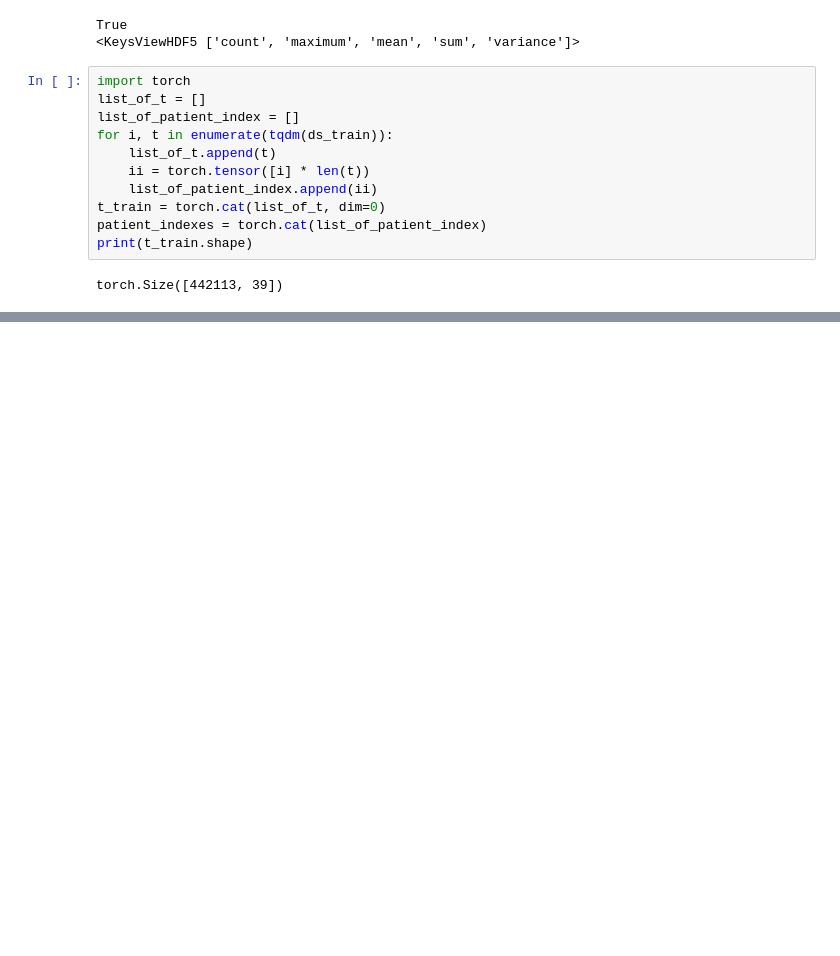
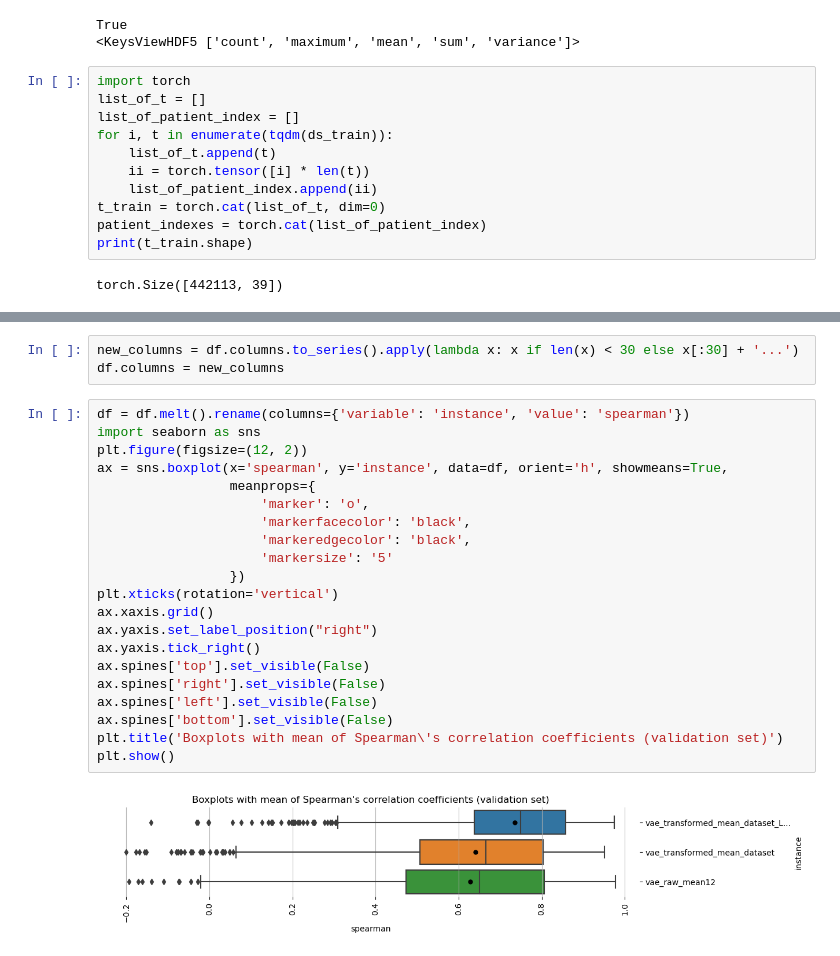
Before and after one commit to PMBio/spava, a Jupyter notebook: 010_best_vanilla_vae.ipynb, the cells around one changed output, grey strips where cells are left out. Drawn from its saved outputs; the diff is of its cells as text; blank space fills up the shorter version.

```diff
--- a/010_best_vanilla_vae.ipynb
+++ b/010_best_vanilla_vae.ipynb
@@ -32,0 +351,26 @@ torch.Size([442113, 39])
+# %%
+new_columns = df.columns.to_series().apply(lambda x: x if len(x) < 30 else x[:30] + '...')
+df.columns = new_columns
+# %%
+df = df.melt().rename(columns={'variable': 'instance', 'value': 'spearman'})
+import seaborn as sns
+plt.figure(figsize=(12, 2))
+ax = sns.boxplot(x='spearman', y='instance', data=df, orient='h', showmeans=True,
+                 meanprops={
+                     'marker': 'o',
+                     'markerfacecolor': 'black',
+                     'markeredgecolor': 'black',
+                     'markersize': '5'
+                 })
+plt.xticks(rotation='vertical')
+ax.xaxis.grid()
+ax.yaxis.set_label_position("right")
+ax.yaxis.tick_right()
+ax.spines['top'].set_visible(False)
+ax.spines['right'].set_visible(False)
+ax.spines['left'].set_visible(False)
+ax.spines['bottom'].set_visible(False)
+plt.title('Boxplots with mean of Spearman\'s correlation coefficients (validation set)')
+plt.show()
+# %% [output]
+[figure, added]
```
Also changed, not shown: parts of 11 cells of this notebook.
